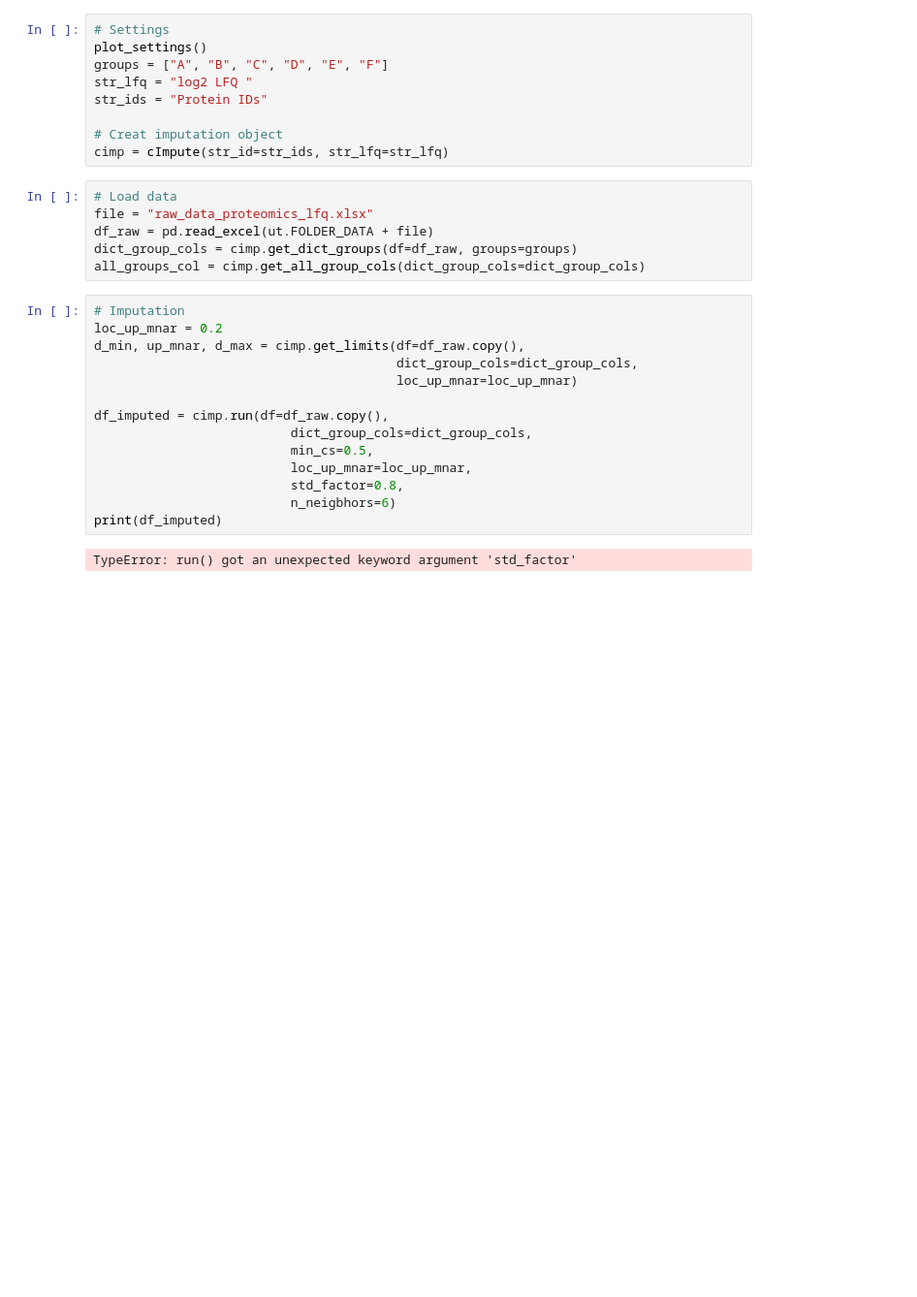
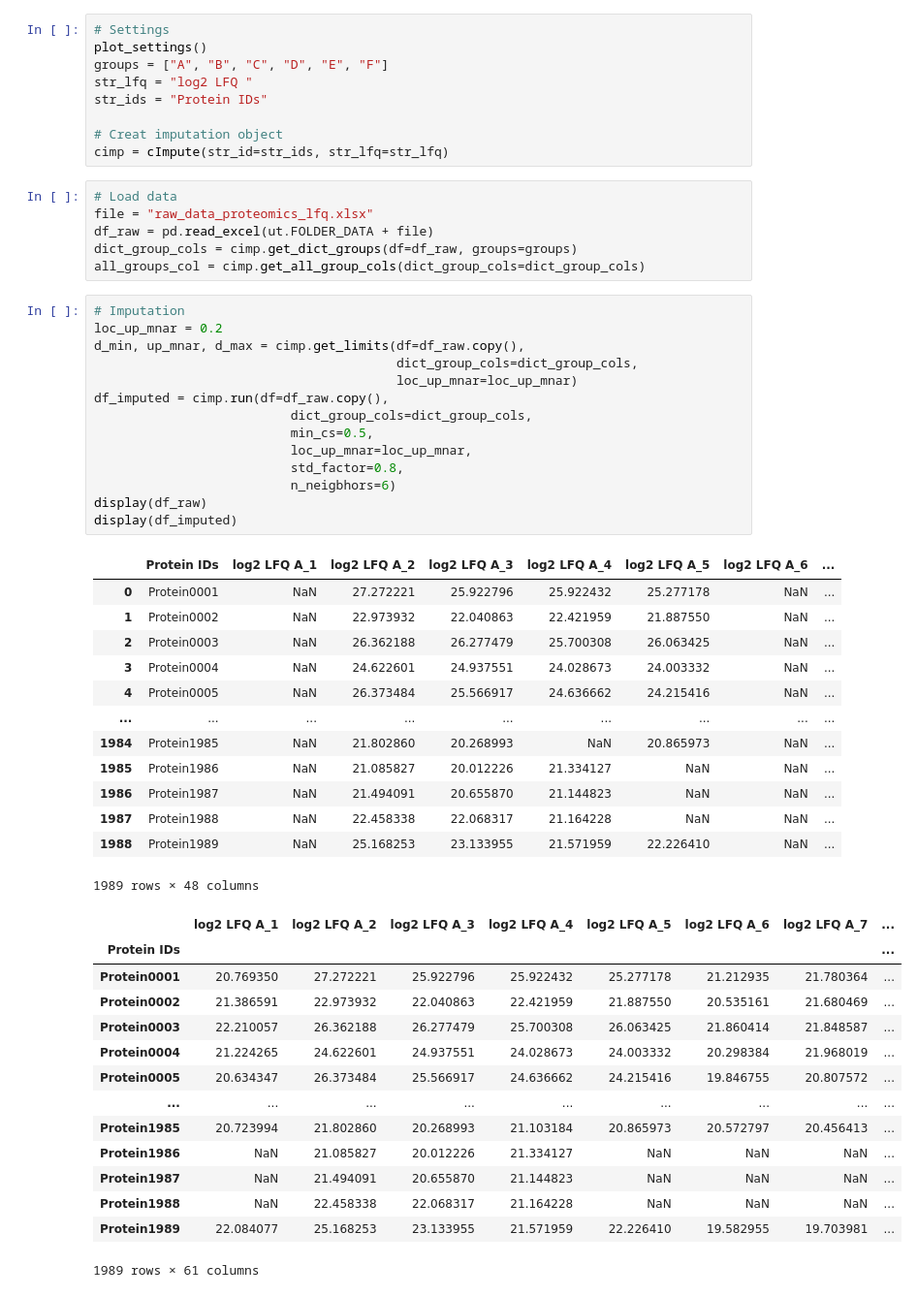
Before and after one commit to stephanbreimann/cImpute, a Jupyter notebook: tutorial.ipynb, the cells around one changed output. Shown at 97% size. Saved outputs shown, nothing was run; the diff lists cells and outputs as text; blank space fills up the shorter version.

```diff
--- a/tutorial.ipynb
+++ b/tutorial.ipynb
@@ -23,19 +25,45 @@ all_groups_col = cimp.get_all_group_cols(dict_group_cols=dict_group_cols)
 # %%
 # Imputation
 loc_up_mnar = 0.2
 d_min, up_mnar, d_max = cimp.get_limits(df=df_raw.copy(),
                                         dict_group_cols=dict_group_cols,
                                         loc_up_mnar=loc_up_mnar)
-
 df_imputed = cimp.run(df=df_raw.copy(),
                           dict_group_cols=dict_group_cols,
                           min_cs=0.5,
                           loc_up_mnar=loc_up_mnar,
                           std_factor=0.8,
                           n_neigbhors=6)
-print(df_imputed)
+display(df_raw)
+display(df_imputed)
 # %% [output]
+|  | Protein IDs | log2 LFQ A_1 | log2 LFQ A_2 | log2 LFQ A_3 | log2 LFQ A_4 | log2 LFQ A_5 | log2 LFQ A_6 | ... |
+| 0 | Protein0001 | NaN | 27.272221 | 25.922796 | 25.922432 | 25.277178 | NaN | ... |
+| 1 | Protein0002 | NaN | 22.973932 | 22.040863 | 22.421959 | 21.887550 | NaN | ... |
+| 2 | Protein0003 | NaN | 26.362188 | 26.277479 | 25.700308 | 26.063425 | NaN | ... |
+| 3 | Protein0004 | NaN | 24.622601 | 24.937551 | 24.028673 | 24.003332 | NaN | ... |
+| 4 | Protein0005 | NaN | 26.373484 | 25.566917 | 24.636662 | 24.215416 | NaN | ... |
+| ... | ... | ... | ... | ... | ... | ... | ... | ... |
+| 1984 | Protein1985 | NaN | 21.802860 | 20.268993 | NaN | 20.865973 | NaN | ... |
+| 1985 | Protein1986 | NaN | 21.085827 | 20.012226 | 21.334127 | NaN | NaN | ... |
+| 1986 | Protein1987 | NaN | 21.494091 | 20.655870 | 21.144823 | NaN | NaN | ... |
+| 1987 | Protein1988 | NaN | 22.458338 | 22.068317 | 21.164228 | NaN | NaN | ... |
+| 1988 | Protein1989 | NaN | 25.168253 | 23.133955 | 21.571959 | 22.226410 | NaN | ... |
-TypeError: run() got an unexpected keyword argument 'std_factor'
+1989 rows × 48 columns
+|  | log2 LFQ A_1 | log2 LFQ A_2 | log2 LFQ A_3 | log2 LFQ A_4 | log2 LFQ A_5 | log2 LFQ A_6 | log2 LFQ A_7 | ... |
+| Protein IDs |  |  |  |  |  |  |  | ... |
+| Protein0001 | 20.769350 | 27.272221 | 25.922796 | 25.922432 | 25.277178 | 21.212935 | 21.780364 | ... |
+| Protein0002 | 21.386591 | 22.973932 | 22.040863 | 22.421959 | 21.887550 | 20.535161 | 21.680469 | ... |
+| Protein0003 | 22.210057 | 26.362188 | 26.277479 | 25.700308 | 26.063425 | 21.860414 | 21.848587 | ... |
+| Protein0004 | 21.224265 | 24.622601 | 24.937551 | 24.028673 | 24.003332 | 20.298384 | 21.968019 | ... |
+| Protein0005 | 20.634347 | 26.373484 | 25.566917 | 24.636662 | 24.215416 | 19.846755 | 20.807572 | ... |
+| ... | ... | ... | ... | ... | ... | ... | ... | ... |
+| Protein1985 | 20.723994 | 21.802860 | 20.268993 | 21.103184 | 20.865973 | 20.572797 | 20.456413 | ... |
+| Protein1986 | NaN | 21.085827 | 20.012226 | 21.334127 | NaN | NaN | NaN | ... |
+| Protein1987 | NaN | 21.494091 | 20.655870 | 21.144823 | NaN | NaN | NaN | ... |
+| Protein1988 | NaN | 22.458338 | 22.068317 | 21.164228 | NaN | NaN | NaN | ... |
+| Protein1989 | 22.084077 | 25.168253 | 23.133955 | 21.571959 | 22.226410 | 19.582955 | 19.703981 | ... |
+1989 rows × 61 columns
 # %%
 # Plot histogram
 plot_hist(df_raw=df_raw,
```
Also changed, not shown: parts of 3 cells of this notebook.
